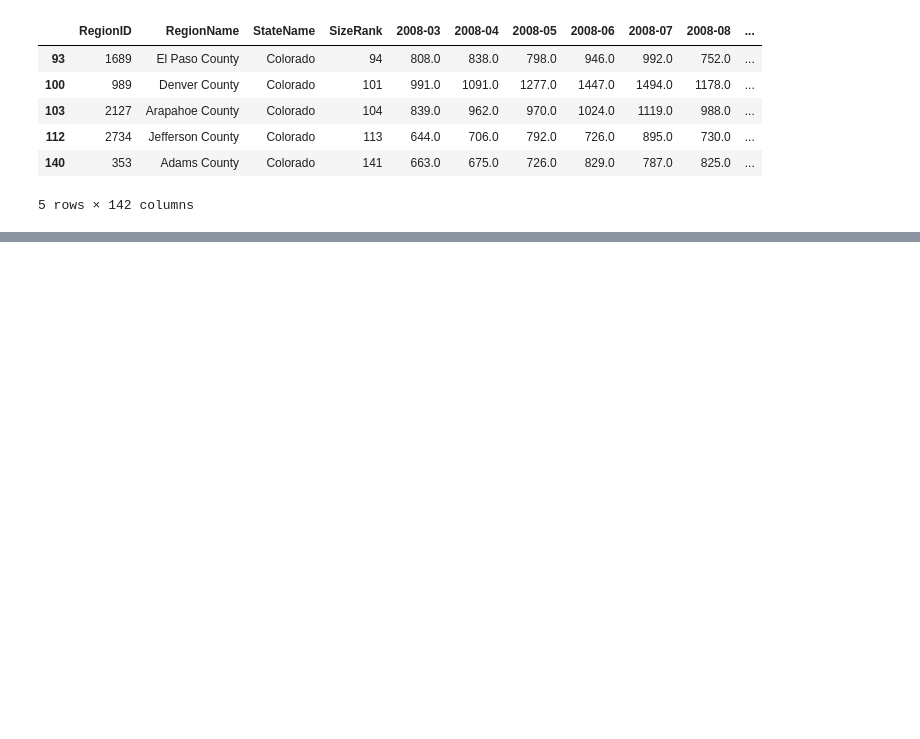
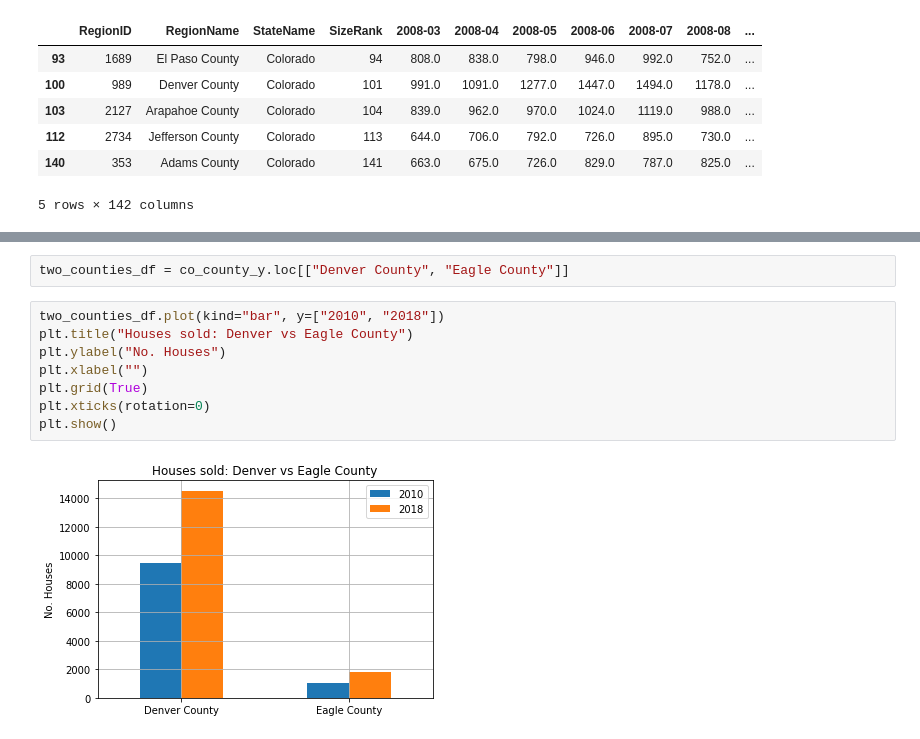
Before and after one commit to mikaylamahan/housinghighlights, a Jupyter notebook: sales_by_county.ipynb, the cells around one changed output, grey strips where cells are left out. Drawn from its saved outputs; the diff is of its cells as text; blank space fills up the shorter version.

Commit message:
housing sold and median price notebooks updated with graphs

```diff
--- a/sales_by_county.ipynb
+++ b/sales_by_county.ipynb
@@ -88,0 +102,12 @@ co_county_y.head()
+# %%
+two_counties_df = co_county_y.loc[["Denver County", "Eagle County"]]
+# %%
+two_counties_df.plot(kind="bar", y=["2010", "2018"])
+plt.title("Houses sold: Denver vs Eagle County")
+plt.ylabel("No. Houses")
+plt.xlabel("")
+plt.grid(True)
+plt.xticks(rotation=0)
+plt.show()
+# %% [output]
+[figure, added]
```
Also changed, not shown: parts of 2 cells of this notebook, 1 other file.
